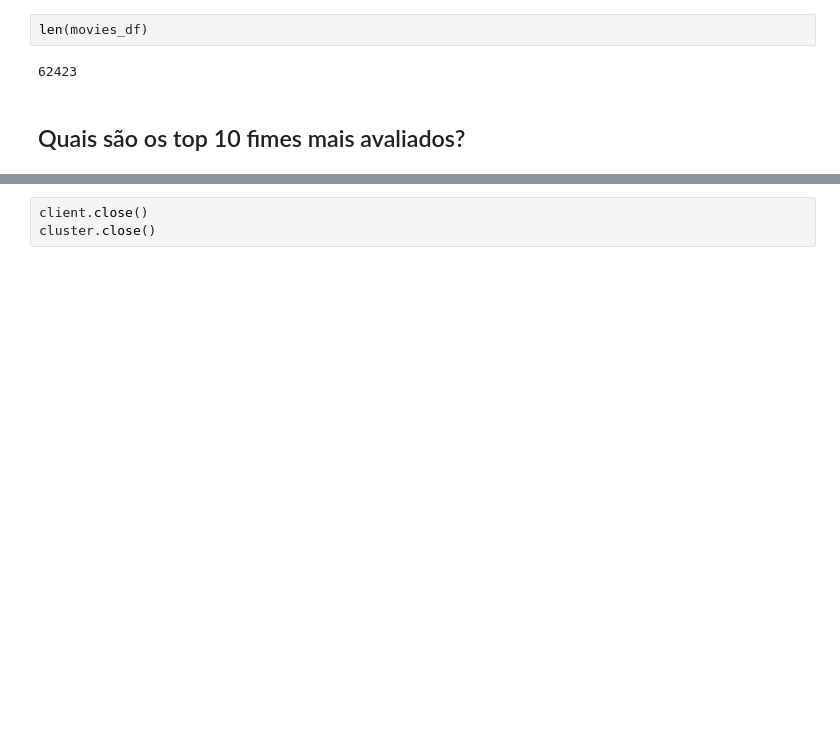
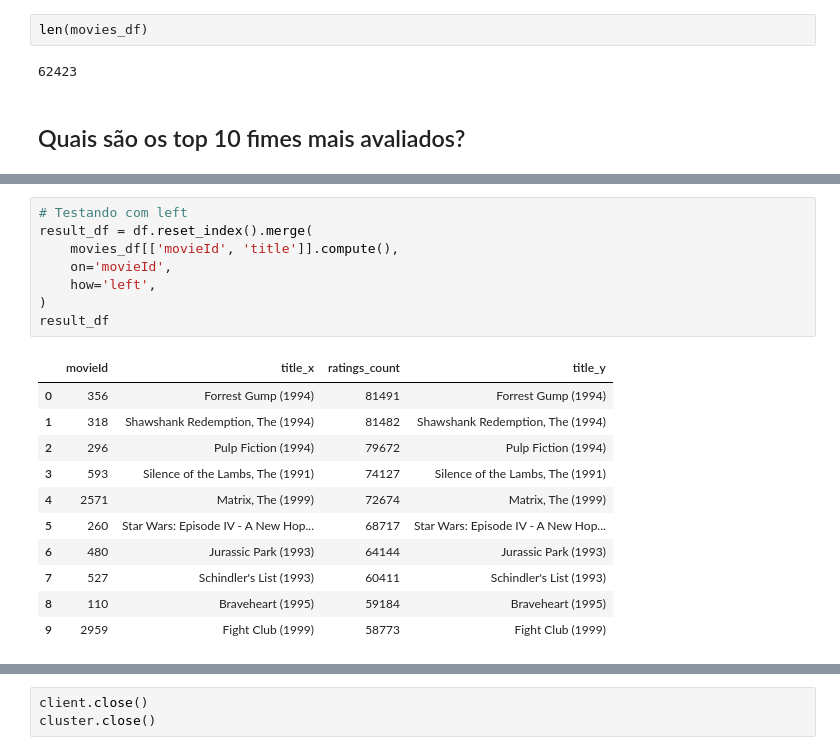
Before and after one commit to MGRB-CESAR-School/big_data, a Jupyter notebook: notebooks/02-movies/movies.ipynb, the cells around one changed output, grey strips where cells are left out. Drawn from its saved outputs; the diff is of its cells as text; blank space fills up the shorter version.

```diff
--- a/notebooks/02-movies/movies.ipynb
+++ b/notebooks/02-movies/movies.ipynb
@@ -317,0 +443,20 @@ len(movies_df)
+# %%
+# Testando com left
+result_df = df.reset_index().merge(
+    movies_df[['movieId', 'title']].compute(),
+    on='movieId',
+    how='left',
+)
+result_df
+# %% [output]
+|  | movieId | title_x | ratings_count | title_y |
+| 0 | 356 | Forrest Gump (1994) | 81491 | Forrest Gump (1994) |
+| 1 | 318 | Shawshank Redemption, The (1994) | 81482 | Shawshank Redemption, The (1994) |
+| 2 | 296 | Pulp Fiction (1994) | 79672 | Pulp Fiction (1994) |
+| 3 | 593 | Silence of the Lambs, The (1991) | 74127 | Silence of the Lambs, The (1991) |
+| 4 | 2571 | Matrix, The (1999) | 72674 | Matrix, The (1999) |
+| 5 | 260 | Star Wars: Episode IV - A New Hop... | 68717 | Star Wars: Episode IV - A New Hop... |
+| 6 | 480 | Jurassic Park (1993) | 64144 | Jurassic Park (1993) |
+| 7 | 527 | Schindler's List (1993) | 60411 | Schindler's List (1993) |
+| 8 | 110 | Braveheart (1995) | 59184 | Braveheart (1995) |
+| 9 | 2959 | Fight Club (1999) | 58773 | Fight Club (1999) |
```
Also changed, not shown: parts of 20 cells of this notebook.
